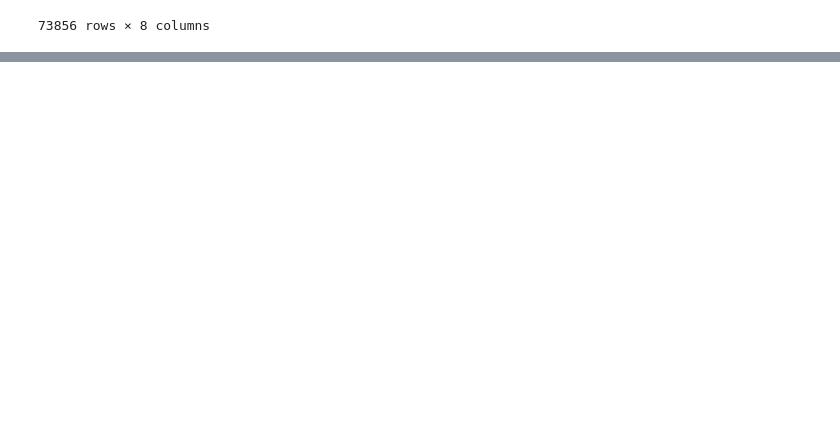
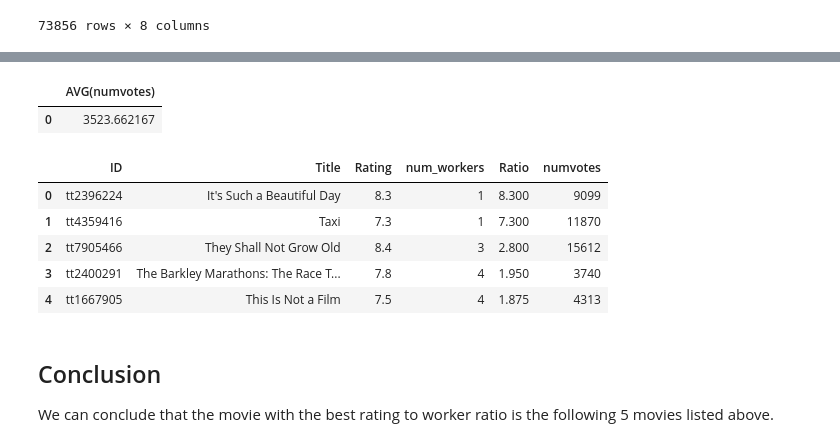
Before and after one commit to Tommyphung1/Master-Notebook-Experiments, a Jupyter notebook: main_notebook.ipynb, the cells around one changed output, grey strips where cells are left out. Drawn from its saved outputs; the diff is of its cells as text; code cells hidden in the pictures; blank space fills up the shorter version.

Commit message:
Complete first problem with short conclusion

```diff
--- a/main_notebook.ipynb
+++ b/main_notebook.ipynb
@@ -544,2 +606,33 @@ display(pd.read_sql('''
+# %%
+display(pd.read_sql('''
+                    SELECT AVG(numvotes)
+                        FROM movie_ratings
+                    ''', conn))
+
+
+display(pd.read_sql('''
+                    SELECT movie_id AS ID, primary_title AS Title, averagerating AS Rating, count(*) AS num_workers, (averagerating / count(*)) AS Ratio, numvotes
+                        FROM movie_basics
+                    JOIN (movie_ratings)
+                        USING (movie_id)
+                    JOIN (principals)
+                        USING (movie_id)
+                    WHERE numvotes > 3523
+                    GROUP BY movie_id
+                    ORDER BY Ratio DESC
+                    LIMIT 5
+                    ''', conn))
+# %% [output]
+|  | AVG(numvotes) |
+| 0 | 3523.662167 |
+|  | ID | Title | Rating | num_workers | Ratio | numvotes |
+| 0 | tt2396224 | It's Such a Beautiful Day | 8.3 | 1 | 8.300 | 9099 |
+| 1 | tt4359416 | Taxi | 7.3 | 1 | 7.300 | 11870 |
+| 2 | tt7905466 | They Shall Not Grow Old | 8.4 | 3 | 2.800 | 15612 |
+| 3 | tt2400291 | The Barkley Marathons: The Race T... | 7.8 | 4 | 1.950 | 3740 |
+| 4 | tt1667905 | This Is Not a Film | 7.5 | 4 | 1.875 | 4313 |
+# %% [markdown]
+## Conclusion
+We can conclude that the movie with the best rating to worker ratio is the following 5 movies listed above.
 # %%
 # conn.close()
```
Also changed, not shown: parts of 8 cells of this notebook.
